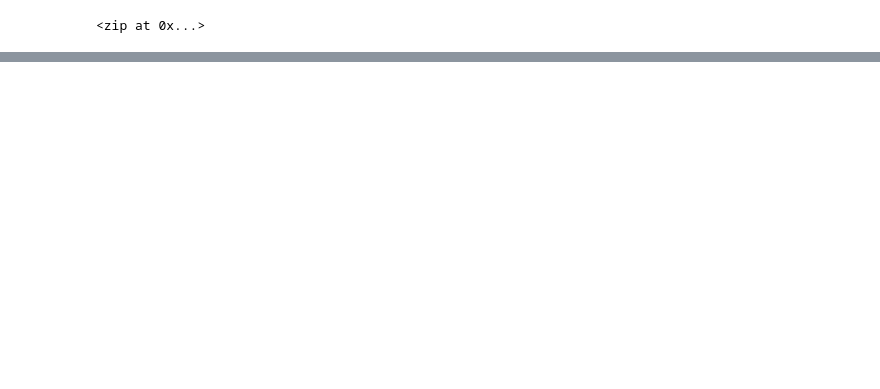
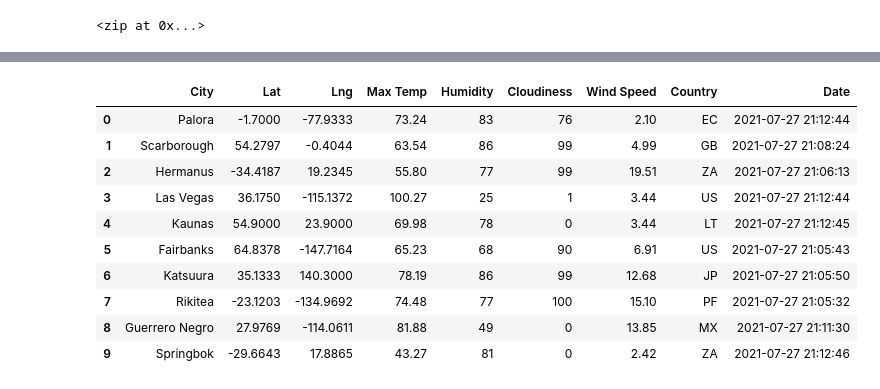
Before and after one commit to evankihn/World_Weather_Analysis, a Jupyter notebook: Practice/WeatherPy.ipynb, the cells around one changed output, grey strips where cells are left out. Drawn from its saved outputs; the diff is of its cells as text; code cells hidden in the pictures; blank space fills up the shorter version.

```diff
--- a/Practice/WeatherPy.ipynb
+++ b/Practice/WeatherPy.ipynb
@@ -33,0 +38,4 @@ len(cities)
+# %%
+# Starting URL for Weather Map API Call.
+url = "http://api.openweathermap.org/data/2.5/weather?units=Imperial&APPID=" + weather_api_key
+print(url)
@@ -33,0 +122,16 @@ len(cities)
+# %%
+# Convert the array of dictionaries to a Pandas DataFrame.
+city_data_df = pd.DataFrame(city_data)
+city_data_df.head(10)
+# %% [output]
+|  | City | Lat | Lng | Max Temp | Humidity | Cloudiness | Wind Speed | Country | Date |
+| 0 | Palora | -1.7000 | -77.9333 | 73.24 | 83 | 76 | 2.10 | EC | 2021-07-27 21:12:44 |
+| 1 | Scarborough | 54.2797 | -0.4044 | 63.54 | 86 | 99 | 4.99 | GB | 2021-07-27 21:08:24 |
+| 2 | Hermanus | -34.4187 | 19.2345 | 55.80 | 77 | 99 | 19.51 | ZA | 2021-07-27 21:06:13 |
+| 3 | Las Vegas | 36.1750 | -115.1372 | 100.27 | 25 | 1 | 3.44 | US | 2021-07-27 21:12:44 |
+| 4 | Kaunas | 54.9000 | 23.9000 | 69.98 | 78 | 0 | 3.44 | LT | 2021-07-27 21:12:45 |
+| 5 | Fairbanks | 64.8378 | -147.7164 | 65.23 | 68 | 90 | 6.91 | US | 2021-07-27 21:05:43 |
+| 6 | Katsuura | 35.1333 | 140.3000 | 78.19 | 86 | 99 | 12.68 | JP | 2021-07-27 21:05:50 |
+| 7 | Rikitea | -23.1203 | -134.9692 | 74.48 | 77 | 100 | 15.10 | PF | 2021-07-27 21:05:32 |
+| 8 | Guerrero Negro | 27.9769 | -114.0611 | 81.88 | 49 | 0 | 13.85 | MX | 2021-07-27 21:11:30 |
+| 9 | Springbok | -29.6643 | 17.8865 | 43.27 | 81 | 0 | 2.42 | ZA | 2021-07-27 21:12:46 |
```
Also changed, not shown: parts of 6 cells of this notebook, 4 other files.
